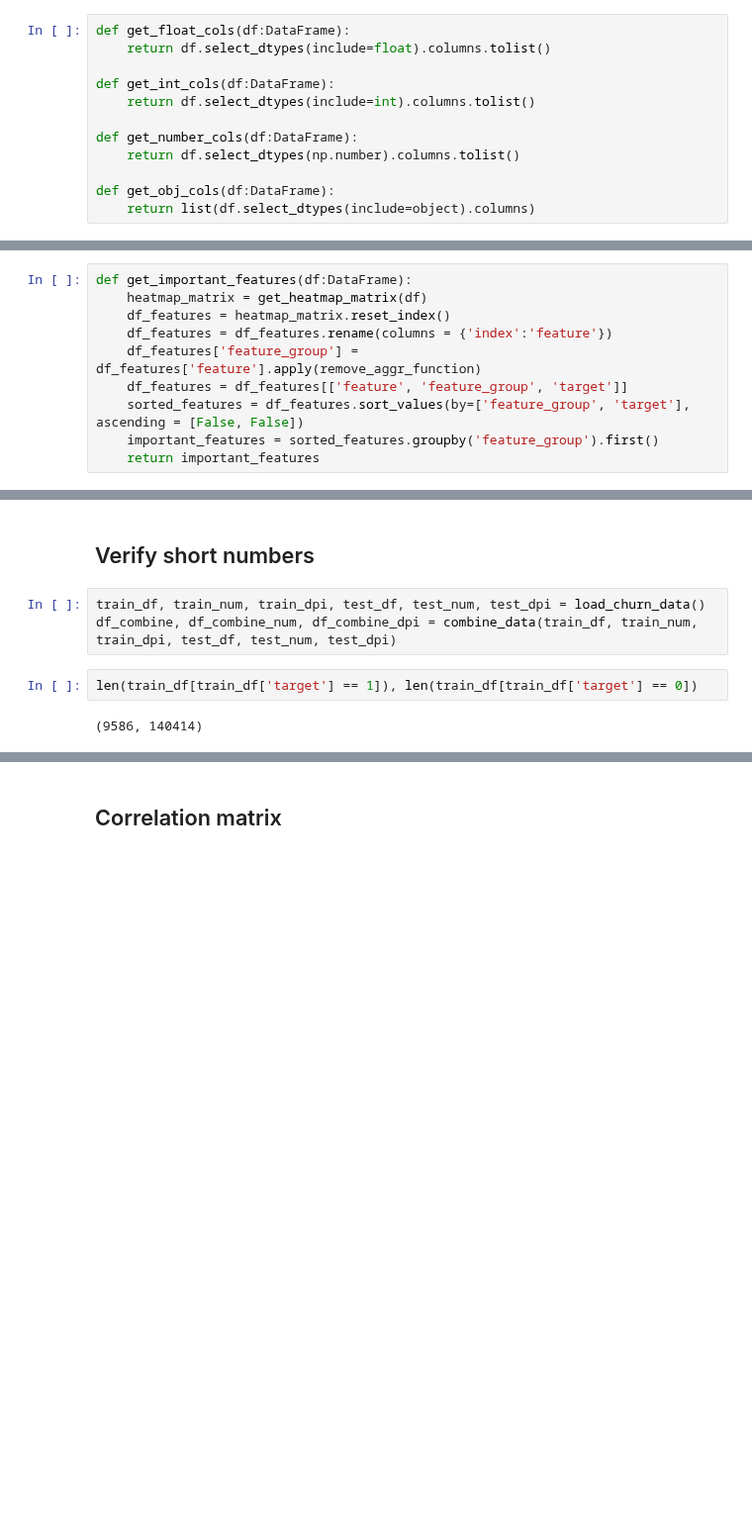
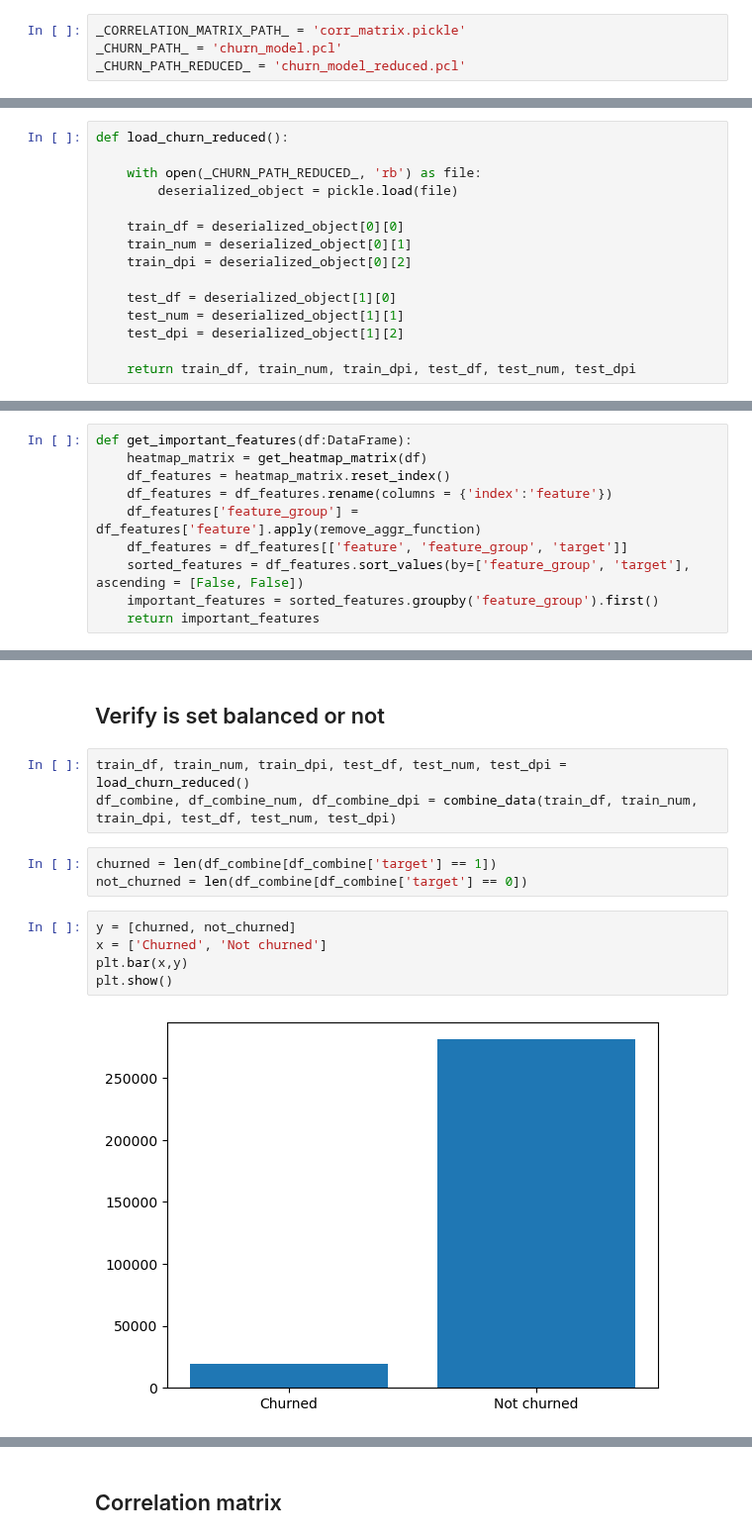
Before and after one commit to vburenkov/ML, a Jupyter notebook: FINAL/Burenkov.ipynb, the cells around one changed output, grey strips where cells are left out. Shown at 99% size. Drawn from its saved outputs; the diff is of its cells as text; blank space fills up the shorter version.

```diff
--- a/FINAL/Burenkov.ipynb
+++ b/FINAL/Burenkov.ipynb
@@ -43,14 +43,6 @@ from catboost import CatBoostRegressor
 # %% [markdown]
 ## Helper functions
 # %%
-def get_float_cols(df:DataFrame):
-    return df.select_dtypes(include=float).columns.tolist()
-
-def get_int_cols(df:DataFrame):
-    return df.select_dtypes(include=int).columns.tolist()
-
-def get_number_cols(df:DataFrame):
-    return df.select_dtypes(np.number).columns.tolist()
-
-def get_obj_cols(df:DataFrame):
-    return list(df.select_dtypes(include=object).columns)
+_СORRELATION_MATRIX_PATH_ = 'corr_matrix.pickle'
+_СHURN_PATH_ = 'churn_model.pcl'
+_CHURN_PATH_REDUCED_ = 'churn_model_reduced.pcl'
@@ -118,4 +166,19 @@ def load_churn_data():
     return train_df, train_num, train_dpi, test_df, test_num, test_dpi
+# %%
+def load_churn_reduced():
+
+    with open(_CHURN_PATH_REDUCED_, 'rb') as file:
+        deserialized_object = pickle.load(file)
+
+    train_df = deserialized_object[0][0]
+    train_num = deserialized_object[0][1]
+    train_dpi = deserialized_object[0][2]
+
+    test_df = deserialized_object[1][0]
+    test_num = deserialized_object[1][1]
+    test_dpi = deserialized_object[1][2]
+
+    return train_df, train_num, train_dpi, test_df, test_num, test_dpi
 # %%
 def get_heatmap_matrix(df:DataFrame):
     corr_matrix = get_correlation_matrix(df)
@@ -144,9 +222,15 @@ def get_important_features(df:DataFrame):
 # %% [markdown]
-## Verify short numbers
+## Verify is set balanced or not
-# %%
-train_df, train_num, train_dpi, test_df, test_num, test_dpi = load_churn_data()
-df_combine, df_combine_num, df_combine_dpi = combine_data(train_df, train_num, train_dpi, test_df, test_num, test_dpi)
-# %%
-len(train_df[train_df['target'] == 1]), len(train_df[train_df['target'] == 0])
-# %% [output]
-(9586, 140414)
+# %%
+train_df, train_num, train_dpi, test_df, test_num, test_dpi = load_churn_reduced()
+df_combine, df_combine_num, df_combine_dpi = combine_data(train_df, train_num, train_dpi, test_df, test_num, test_dpi)
+# %%
+churned = len(df_combine[df_combine['target'] == 1])
+not_churned = len(df_combine[df_combine['target'] == 0])
+# %%
+y = [churned, not_churned]
+x = ['Churned', 'Not churned']
+plt.bar(x,y)
+plt.show()
+# %% [output]
+[figure, added]
```
Also changed, not shown: parts of 24 cells of this notebook.
